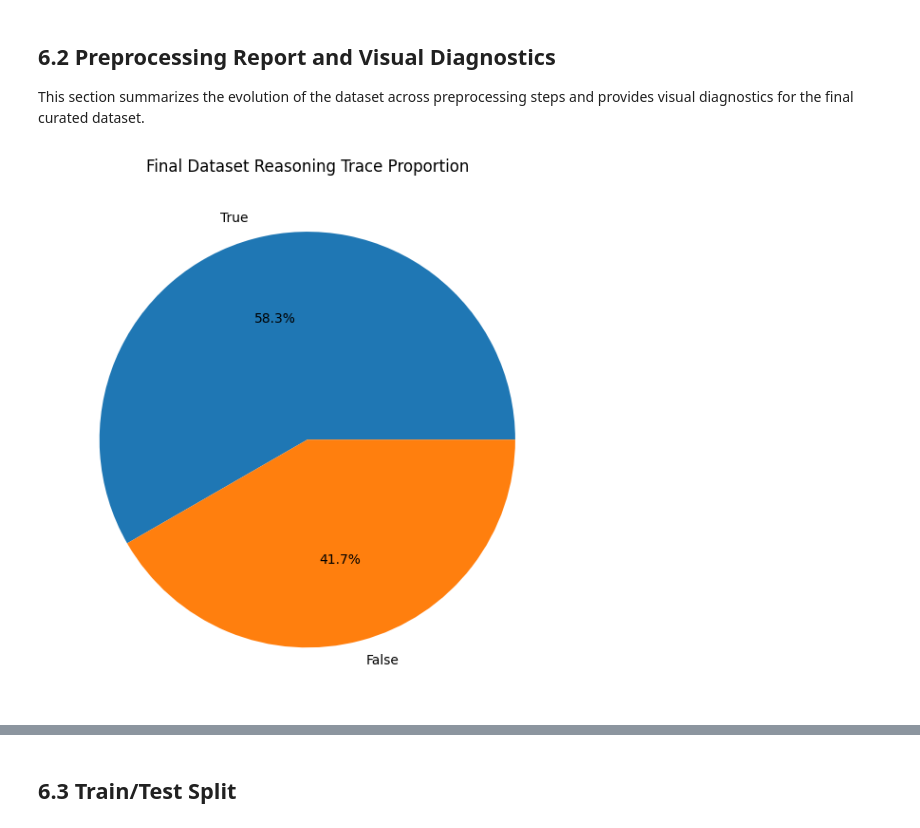
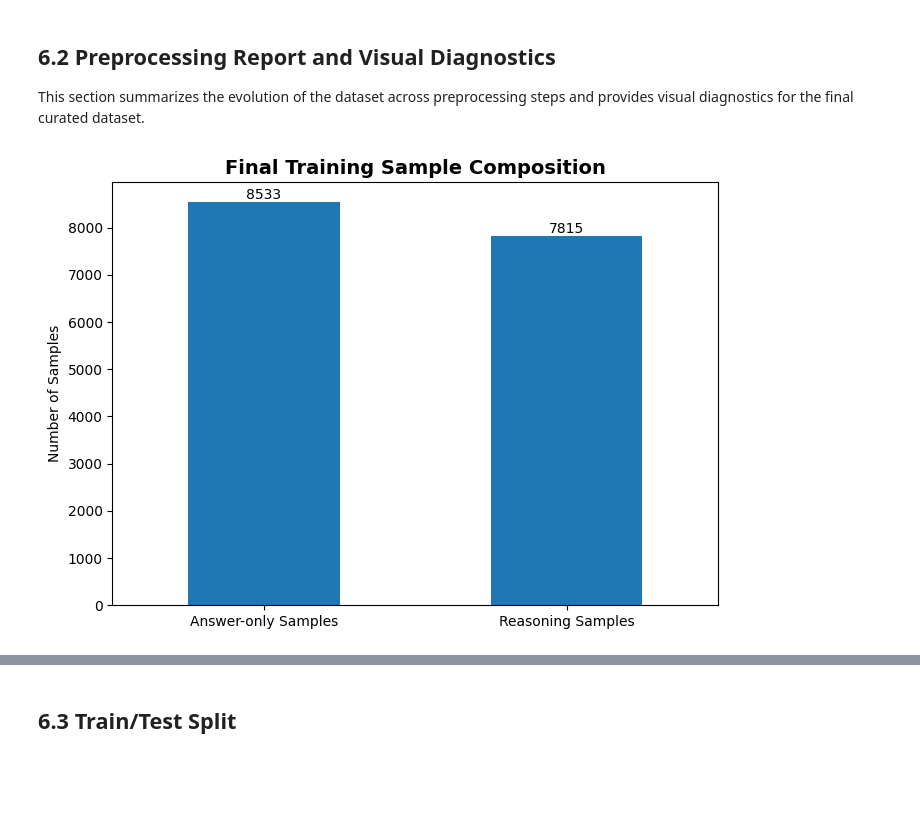
Before and after one commit to AshotAkopov/finance-slm-distillation, a Jupyter notebook: notebooks/01_dataset_preparation.ipynb, the cells around one changed output, grey strips where cells are left out. Saved outputs shown, nothing was run; the diff lists cells and outputs as text; code cells hidden in the pictures; blank space fills up the shorter version.

```diff
--- a/notebooks/01_dataset_preparation.ipynb
+++ b/notebooks/01_dataset_preparation.ipynb
@@ -675,25 +779,57 @@ clean_columns = [
 ]
 
 df_clean = df_filtered[clean_columns].copy()
+# %%
+def clean_difficulty(x):
+    if x == "very easy":
+        return "easy"
+    if x == "very hard":
+        return "hard"
+    return x
+
+df_clean["difficulty_clean"] = df_clean["difficulty"].apply(clean_difficulty)
 # %% [markdown]
 ## 6.2 Preprocessing Report and Visual Diagnostics
 
 This section summarizes the evolution of the dataset across preprocessing steps and provides visual diagnostics for the final curated dataset.
-# %%
-ax = df_clean["has_think"].value_counts().plot(
-    kind="pie",
-    autopct="%1.1f%%",
-    figsize=(6, 6)
-)
-
-ax.set_title("Final Dataset Reasoning Trace Proportion")
-ax.set_ylabel("")
-
-plt.tight_layout()
-plt.show()
-
-fig = ax.get_figure()
-fig.savefig("final_reasoning_proportion.png", bbox_inches="tight")
-# %% [output]
-[figure, removed]
+# %%
+reasoning_counts = (
+    df_clean["sample_type"]
+    .value_counts()
+    .rename({
+        "cot": "Reasoning Samples",
+        "answer_only": "Answer-only Samples"
+    })
+)
+
+ax = reasoning_counts.plot(
+    kind="bar",
+    figsize=(7, 5)
+)
+
+ax.set_title(
+    "Final Training Sample Composition",
+    fontsize=14,
+    fontweight="bold"
+)
+
+ax.set_xlabel("")
+ax.set_ylabel("Number of Samples")
+
+ax.bar_label(ax.containers[0])
+
+plt.xticks(rotation=0)
+
+plt.tight_layout()
+plt.show()
+
+fig = ax.get_figure()
+
+fig.savefig(
+    "final_reasoning_distribution.png",
+    bbox_inches="tight",
+    dpi=300
+)
+# %% [output]
+[figure, added]
 # %%
```
Also changed, not shown: parts of 51 cells of this notebook, 13 other files.
